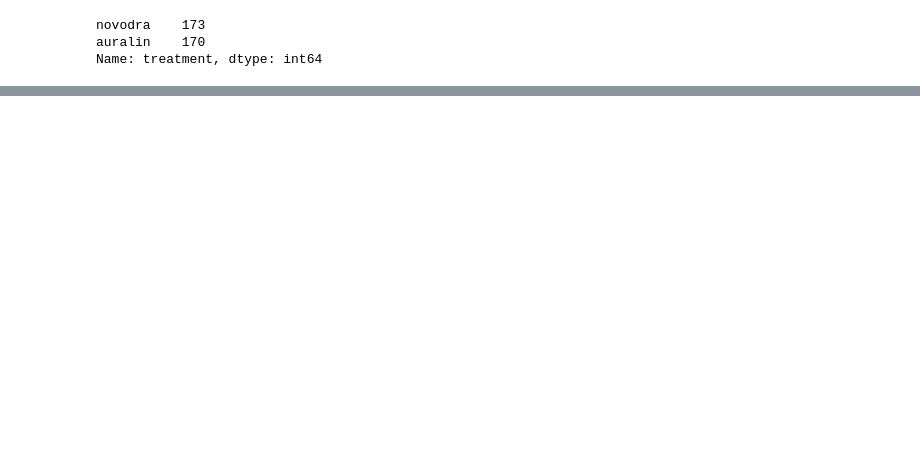
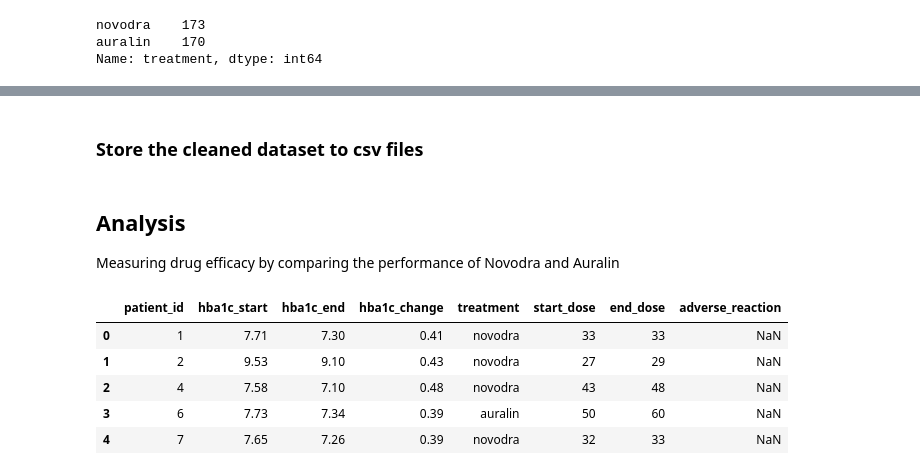
Before and after one commit to UChisom/auralin_clinical_trial_data_analysis, a Jupyter notebook: clinical-trial-data-analysis.ipynb, the cells around one changed output, grey strips where cells are left out. Drawn from its saved outputs; the diff is of its cells as text; code cells hidden in the pictures; blank space fills up the shorter version.

```diff
--- a/clinical-trial-data-analysis.ipynb
+++ b/clinical-trial-data-analysis.ipynb
@@ -799,0 +799,2 @@ treatments_copy.to_csv('treatments_clean.csv', index =False)
+# %% [markdown]
+### Store the cleaned dataset to csv files
@@ -799,0 +807,4 @@ treatments_copy.to_csv('treatments_clean.csv', index =False)
+# %% [markdown]
+## Analysis <a id='topic10'></a>
+
+Measuring drug efficacy by comparing the performance of Novodra and Auralin
@@ -799,0 +815,9 @@ treatments_copy.to_csv('treatments_clean.csv', index =False)
+# %%
+treatment.head()
+# %% [output]
+|  | patient_id | hba1c_start | hba1c_end | hba1c_change | treatment | start_dose | end_dose | adverse_reaction |
+| 0 | 1 | 7.71 | 7.30 | 0.41 | novodra | 33 | 33 | NaN |
+| 1 | 2 | 9.53 | 9.10 | 0.43 | novodra | 27 | 29 | NaN |
+| 2 | 4 | 7.58 | 7.10 | 0.48 | novodra | 43 | 48 | NaN |
+| 3 | 6 | 7.73 | 7.34 | 0.39 | auralin | 50 | 60 | NaN |
+| 4 | 7 | 7.65 | 7.26 | 0.39 | novodra | 32 | 33 | NaN |
```
Also changed, not shown: parts of 18 cells of this notebook.
